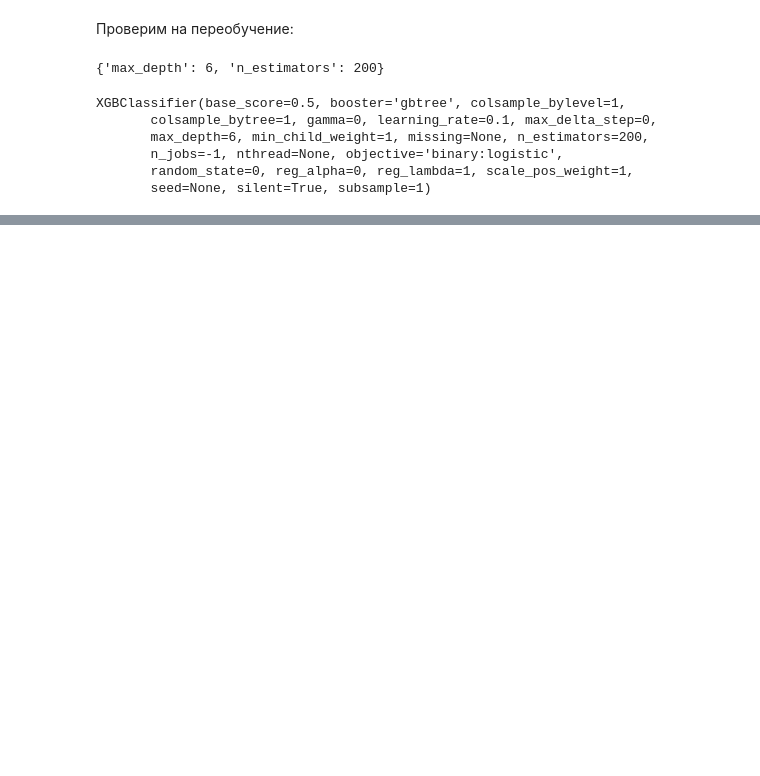
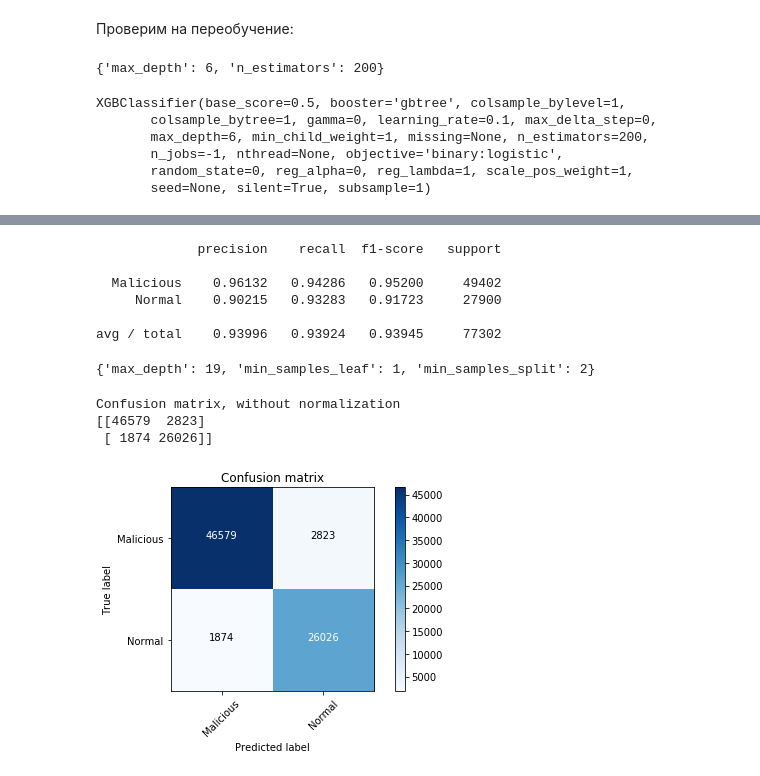
Before and after one commit to nevpo/nids, a Jupyter notebook: Network IDS Classifier.ipynb, the cells around one changed output, grey strips where cells are left out. Drawn from its saved outputs; the diff is of its cells as text; code cells hidden in the pictures; blank space fills up the shorter version.

```diff
--- a/Network IDS Classifier.ipynb
+++ b/Network IDS Classifier.ipynb
@@ -367,7 +363,7 @@ def plot_confusion_matrix(cm, classes,
     plt.xticks(tick_marks, classes, rotation=45)
     plt.yticks(tick_marks, classes)
 
-    fmt = '.2f' if normalize else 'd'
+    fmt = '.5f' if normalize else 'd'
     thresh = cm.max() / 2.
     for i, j in itertools.product(range(cm.shape[0]), range(cm.shape[1])):
         plt.text(j, i, format(cm[i, j], fmt),
@@ -701,0 +708,13 @@ plot_importance(grid.best_estimator_, ax)
+# %%
+from sklearn.tree import DecisionTreeClassifier
+
+dct_set = DecisionTreeClassifier()
+parameters = {'min_samples_split' : list(range(2,5)),
+              'max_depth': list(range(9,20)),
+              'min_samples_leaf': list(range(1,5)),
+             }
+grid = GridSearchCV(dct_set,
+                    param_grid=parameters, cv=StratifiedKFold(n_splits=5, random_state=19),
+                    scoring='f1', verbose=1, n_jobs=-1
+                   )
+grid.fit(df_train, dfy_train)
@@ -701,0 +739,22 @@ plot_importance(grid.best_estimator_, ax)
+# %%
+print(classification_report(dfy_test, grid.best_estimator_.predict(df_test),
+                            target_names = ['Malicious', 'Normal'], digits=5))
+# %% [output]
+             precision    recall  f1-score   support
+
+  Malicious    0.96132   0.94286   0.95200     49402
+     Normal    0.90215   0.93283   0.91723     27900
+
+avg / total    0.93996   0.93924   0.93945     77302
+# %%
+grid.best_params_
+# %% [output]
+{'max_depth': 19, 'min_samples_leaf': 1, 'min_samples_split': 2}
+# %%
+plot_confusion_matrix(confusion_matrix(dfy_test, grid.best_estimator_.predict(df_test)),
+                      classes = ['Malicious', 'Normal'])
+# %% [output]
+Confusion matrix, without normalization
+[[46579  2823]
+ [ 1874 26026]]
+[figure, added]
```
Also changed, not shown: parts of 30 cells of this notebook.
